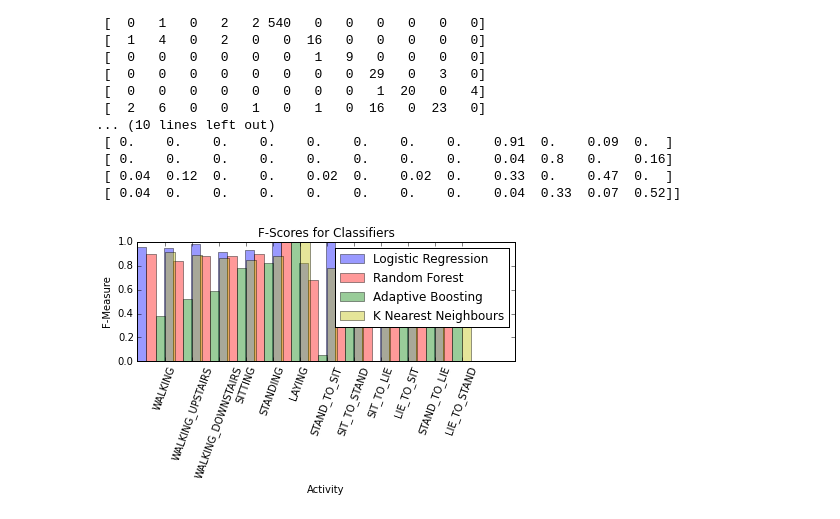
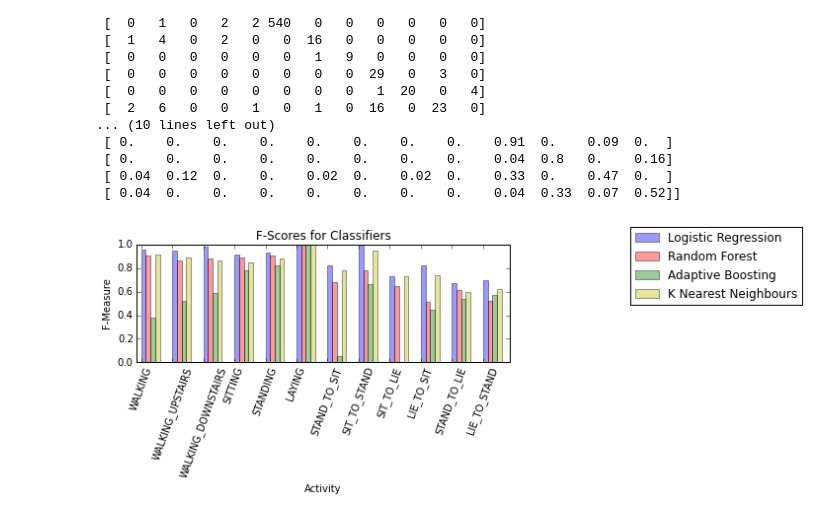
Before and after one commit to ajagarapu/SmartHARP, a Jupyter notebook: code/SmartHARP.ipynb, the cells around one changed output. Drawn from its saved outputs; the diff is of its cells as text; code cells hidden in the pictures.

```diff
--- a/code/SmartHARP.ipynb
+++ b/code/SmartHARP.ipynb
@@ -467,43 +470,38 @@ Confusion matrix, without normalization
 # %%
 #Histogram
 n_activities=12
 fig, ax = plt.subplots()
 index = np.arange(n_activities)
-bar_width = 0.35
+bar_width = 0.15
 opacity = 0.4
 error_config = {'ecolor': '0.3'}
-rects1 = plt.bar(index, fLogReg, bar_width,
+rects1 = plt.bar(index+ bar_width, fLogReg, bar_width,
                  alpha=opacity,
                  color='b',
-                 error_kw=error_config,
                  label='Logistic Regression')
 
-rects2 = plt.bar(index + bar_width, fRandForest, bar_width,
+rects2 = plt.bar(index + 2*bar_width, fRandForest, bar_width,
                  alpha=opacity,
                  color='r',
-                 error_kw=error_config,
                  label='Random Forest')
 
-rects3 = plt.bar(index + 2*bar_width, fAdaBoost, bar_width,
+rects3 = plt.bar(index + 3*bar_width, fAdaBoost, bar_width,
                  alpha=opacity,
                  color='g',
-                 error_kw=error_config,
                  label='Adaptive Boosting')
 
-rects4 = plt.bar(index + 3*bar_width, fKnn, bar_width,
+rects4 = plt.bar(index + 4*bar_width, fKnn, bar_width,
                  alpha=opacity,
                  color='y',
-                 error_kw=error_config,
                  label='K Nearest Neighbours')
 
 
 plt.xlabel('Activity')
 plt.ylabel('F-Measure')
 plt.title('F-Scores for Classifiers')
-plt.xticks(index + 3*bar_width, ('WALKING','WALKING_UPSTAIRS','WALKING_DOWNSTAIRS','SITTING','STANDING','LAYING','STAND_TO_SIT','SIT_TO_STAND','SIT_TO_LIE','LIE_TO_SIT','STAND_TO_LIE','LIE_TO_STAND'), rotation=70)
-plt.legend()
-
+plt.xticks(index +bar_width, ('WALKING','WALKING_UPSTAIRS','WALKING_DOWNSTAIRS','SITTING','STANDING','LAYING','STAND_TO_SIT','SIT_TO_STAND','SIT_TO_LIE','LIE_TO_SIT','STAND_TO_LIE','LIE_TO_STAND'), rotation=70)
 plt.tight_layout()
+plt.legend(bbox_to_anchor=(1.8,1.2))
 plt.show()
 # %% [output]
-[figure, old version]
+[figure, new version]
```
Also changed, not shown: parts of 5 cells of this notebook.
